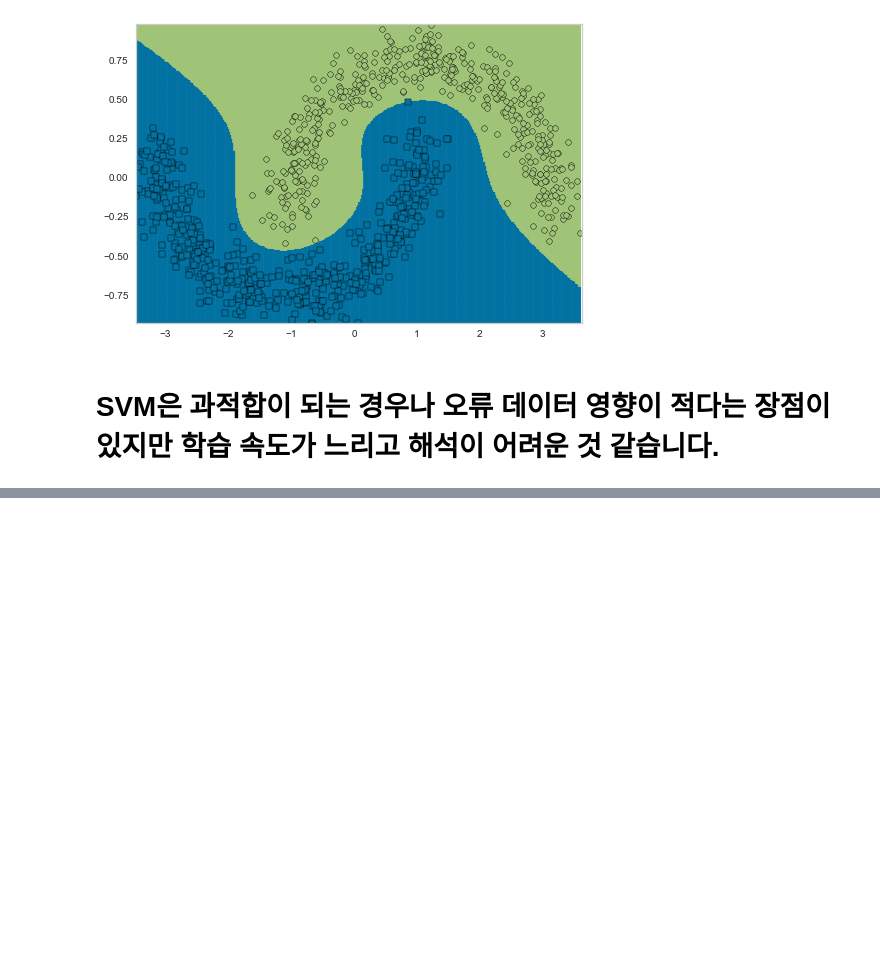
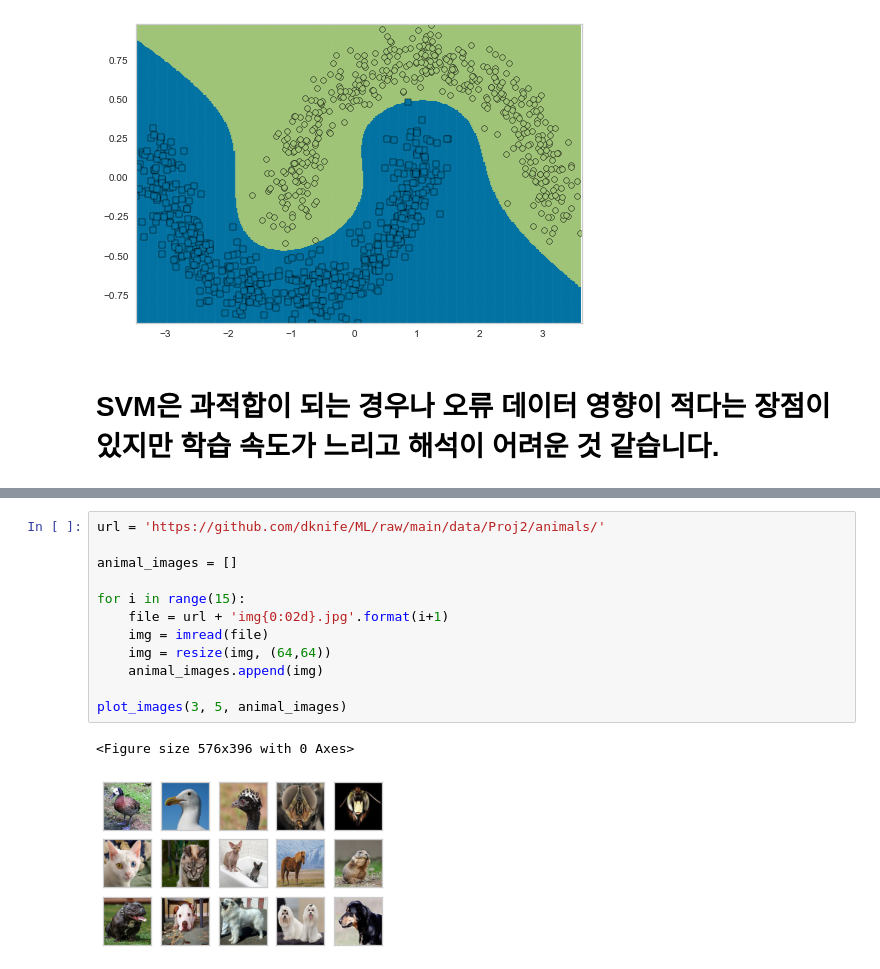
Before and after one commit to shinjangwoon/idu-practice, a Jupyter notebook: 6장 실습/6장 다항 회귀, 결정 트리, SVM.ipynb, the cells around one changed output, grey strips where cells are left out. Cells and saved outputs as stored; diff of their text form; blank space fills up the shorter version.

```diff
--- a/6장 실습/6장 다항 회귀, 결정 트리, SVM.ipynb
+++ b/6장 실습/6장 다항 회귀, 결정 트리, SVM.ipynb
@@ -324,0 +386,15 @@ viz.draw(X, y)
+# %%
+url = 'https://github.com/dknife/ML/raw/main/data/Proj2/animals/'
+
+animal_images = []
+
+for i in range(15):
+    file = url + 'img{0:02d}.jpg'.format(i+1)
+    img = imread(file)
+    img = resize(img, (64,64))
+    animal_images.append(img)
+
+plot_images(3, 5, animal_images)
+# %% [output]
+<Figure size 576x396 with 0 Axes>
+[figure, added]
```
Also changed, not shown: parts of 16 cells of this notebook.
